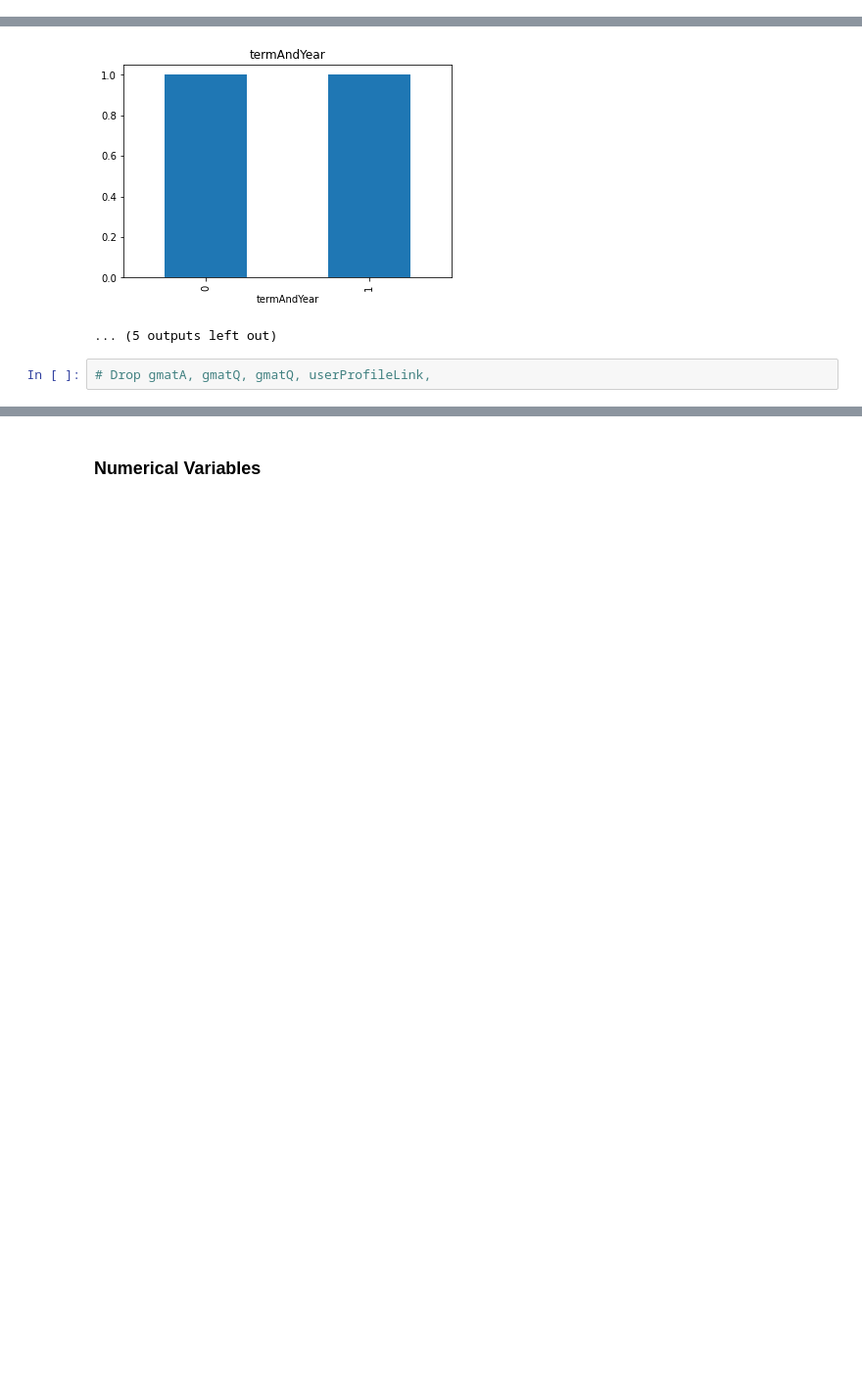
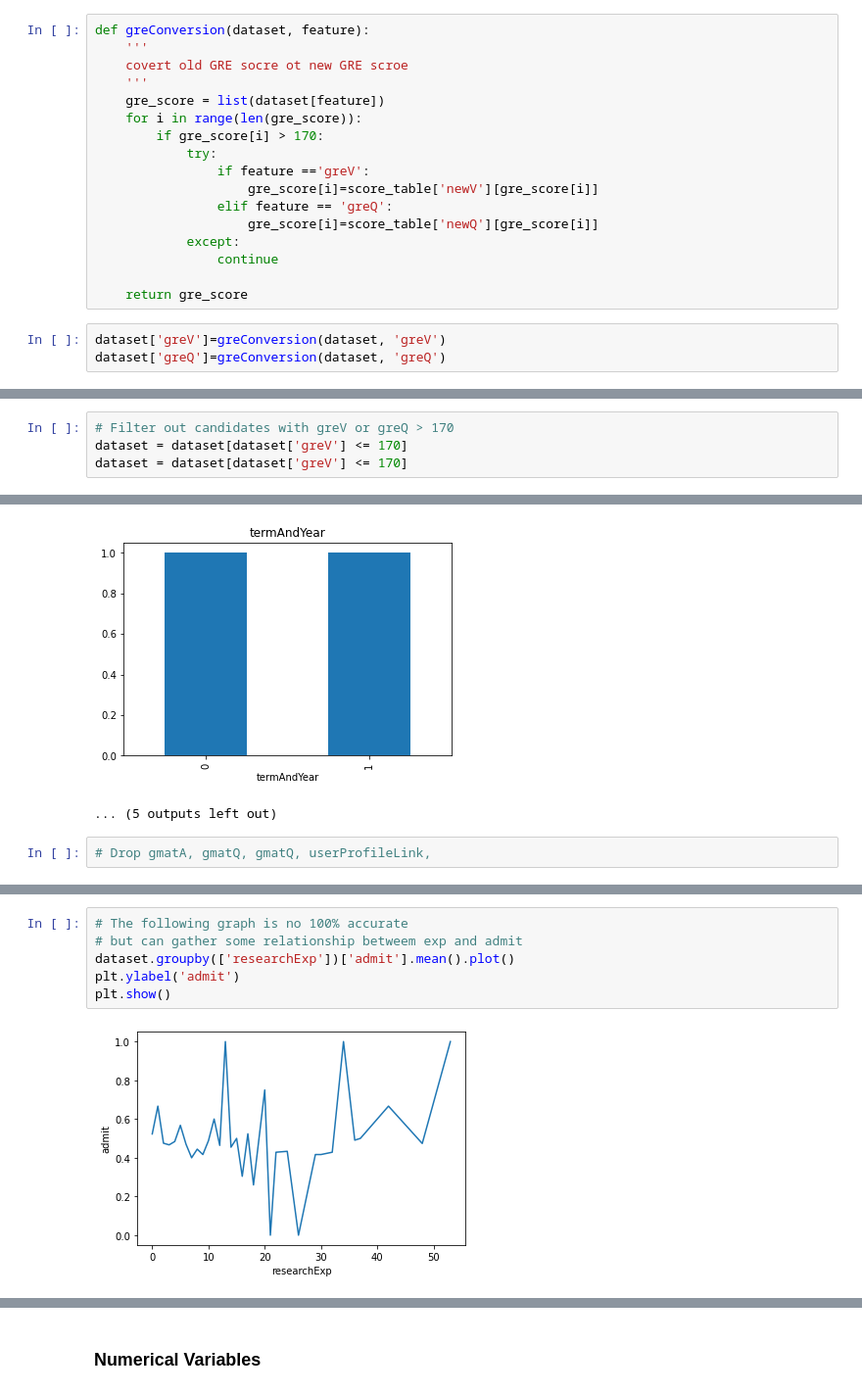
Before and after one commit to yifanwu2828/Graduate-University-Admission-Prediction, a Jupyter notebook: EDA.ipynb, the cells around one changed output, grey strips where cells are left out. Shown at 98% size. Drawn from its saved outputs; the diff is of its cells as text; blank space fills up the shorter version.

```diff
--- a/EDA.ipynb
+++ b/EDA.ipynb
@@ -51,0 +53,20 @@ dataset.head(10)
+# %%
+def greConversion(dataset, feature):
+    '''
+    covert old GRE socre ot new GRE scroe
+    '''
+    gre_score = list(dataset[feature])
+    for i in range(len(gre_score)):
+        if gre_score[i] > 170:
+            try:
+                if feature =='greV':
+                    gre_score[i]=score_table['newV'][gre_score[i]]
+                elif feature == 'greQ':
+                    gre_score[i]=score_table['newQ'][gre_score[i]]
+            except:
+                continue
+
+    return gre_score
+# %%
+dataset['greV']=greConversion(dataset, 'greV')
+dataset['greQ']=greConversion(dataset, 'greQ')
@@ -51,0 +125,4 @@ dataset.head(10)
+# %%
+# Filter out candidates with greV or greQ > 170
+dataset = dataset[dataset['greV'] <= 170]
+dataset = dataset[dataset['greV'] <= 170]
@@ -112,0 +297,8 @@ userName 53644
+# %%
+# The following graph is no 100% accurate
+# but can gather some relationship betweem exp and admit
+dataset.groupby(['researchExp'])['admit'].mean().plot()
+plt.ylabel('admit')
+plt.show()
+# %% [output]
+[figure, added]
```
Also changed, not shown: parts of 40 cells of this notebook.
